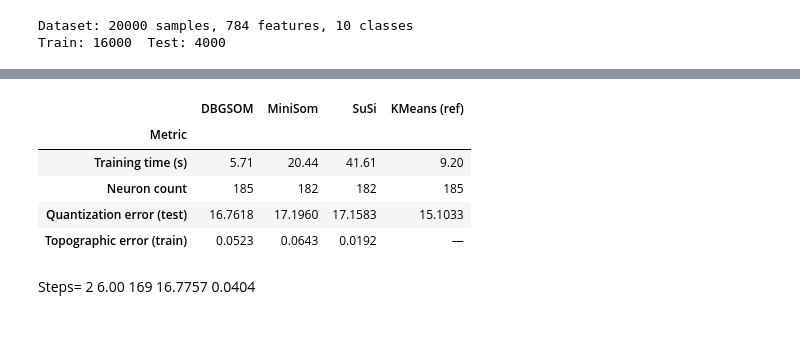
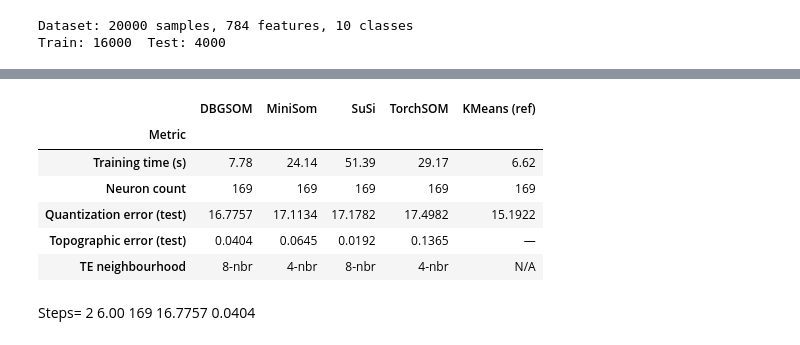
Before and after one commit to SandroMartens/DBGSOM, a Jupyter notebook: examples/som_comparison.ipynb, the cells around one changed output, grey strips where cells are left out. Cells and saved outputs as stored; diff of their text form; code cells hidden in the pictures.

```diff
--- a/examples/som_comparison.ipynb
+++ b/examples/som_comparison.ipynb
@@ -513,11 +607,13 @@ KMeans:  185 centroids after 9.20s
 qe_db_l = som_db_l.calculate_quantization_error(X_test_l)
 qe_ms_l = som_ms_l.quantization_error(X_test_l)
 qe_susi_l = susi_som_l.get_quantization_error()
+qe_ts_l = som_ts_l.quantization_error(X_test_lt)
 qe_km_l = np.mean(np.min(euclidean_distances(X_test_l, km_l.cluster_centers_), axis=1))
 
 te_db_l = som_db_l.topographic_error_
 te_ms_l = som_ms_l.topographic_error(X_test_l)
 te_susi_l = rectangular_topographic_error(susi_som_l.unsuper_som_, X_test_l)
+te_ts_l = som_ts_l.topographic_error(X_test_lt)
 
 pd.DataFrame(
     {
@@ -525,41 +621,54 @@ pd.DataFrame(
             "Training time (s)",
             "Neuron count",
             "Quantization error (test)",
-            "Topographic error (train)",
+            "Topographic error (test)",
+            "TE neighbourhood",
         ],
         "DBGSOM": [
             f"{t_db_l:.2f}",
             n_neurons_db_l,
             f"{qe_db_l:.4f}",
             f"{te_db_l:.4f}",
+            "8-nbr",
         ],
         "MiniSom": [
             f"{t_ms_l:.2f}",
             n_neurons_ms_l,
             f"{qe_ms_l:.4f}",
             f"{te_ms_l:.4f}",
+            "4-nbr",
         ],
         "SuSi": [
             f"{t_susi_l:.2f}",
             n_neurons_susi_l,
             f"{qe_susi_l:.4f}",
             f"{te_susi_l:.4f}",
+            "8-nbr",
+        ],
+        "TorchSOM": [
+            f"{t_ts_l:.2f}",
+            n_neurons_ts_l,
+            f"{qe_ts_l:.4f}",
+            f"{te_ts_l:.4f}",
+            "4-nbr",
         ],
         "KMeans (ref)": [
             f"{t_km_l:.2f}",
             n_neurons_db_l,
             f"{qe_km_l:.4f}",
             "—",
+            "N/A",
         ],
     }
 ).set_index("Metric")
 # %% [output]
-|  | DBGSOM | MiniSom | SuSi | KMeans (ref) |
-| Metric |  |  |  |  |
-| Training time (s) | 5.71 | 20.44 | 41.61 | 9.20 |
-| Neuron count | 185 | 182 | 182 | 185 |
-| Quantization error (test) | 16.7618 | 17.1960 | 17.1583 | 15.1033 |
-| Topographic error (train) | 0.0523 | 0.0643 | 0.0192 | — |
+|  | DBGSOM | MiniSom | SuSi | TorchSOM | KMeans (ref) |
+| Metric |  |  |  |  |  |
+| Training time (s) | 7.78 | 24.14 | 51.39 | 29.17 | 6.62 |
+| Neuron count | 169 | 169 | 169 | 169 | 169 |
+| Quantization error (test) | 16.7757 | 17.1134 | 17.1782 | 17.4982 | 15.1922 |
+| Topographic error (test) | 0.0404 | 0.0645 | 0.0192 | 0.1365 | — |
+| TE neighbourhood | 8-nbr | 4-nbr | 8-nbr | 4-nbr | N/A |
 # %% [markdown]
 Steps= 2
 6.00
```
Also changed, not shown: parts of 19 cells of this notebook, 2 other files.
